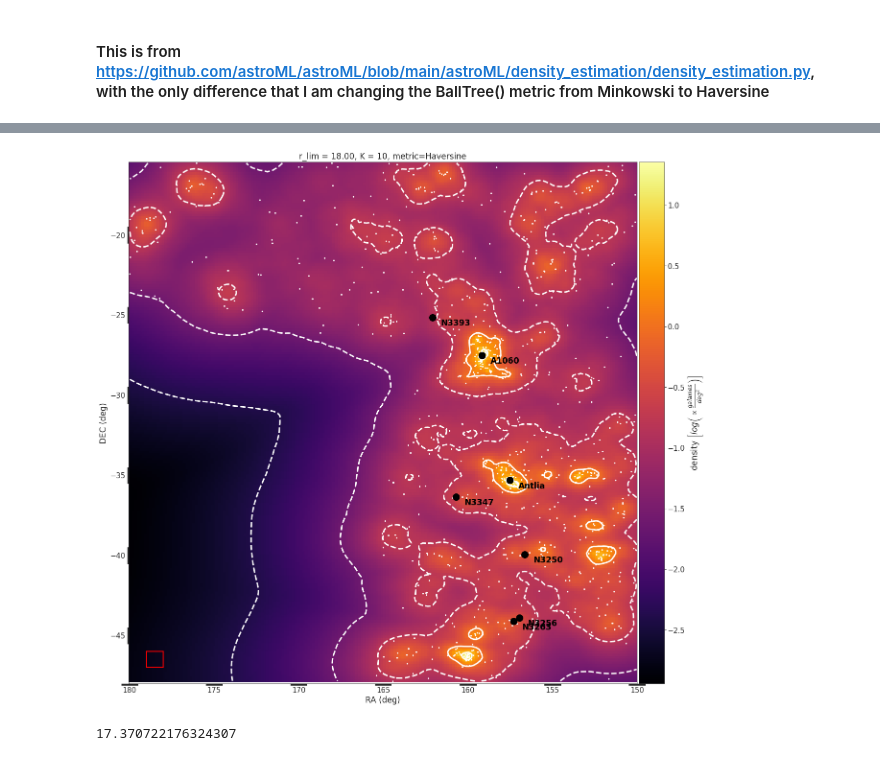
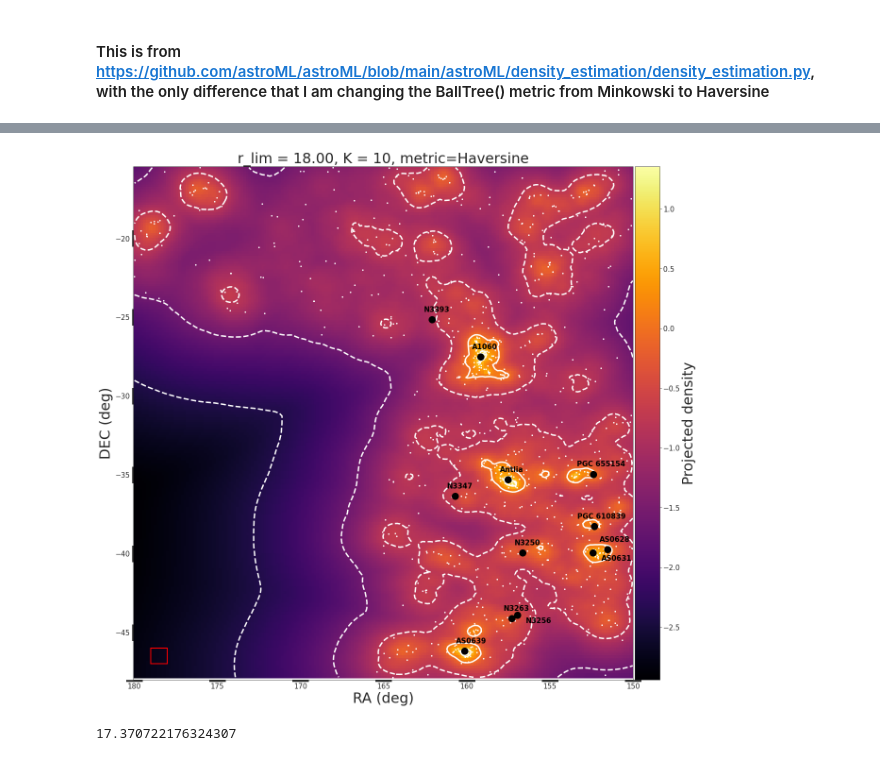
Before and after one commit to elismar2000/Hydra-Centaurus, a Jupyter notebook: hydra-centaurus-KNN-density.ipynb, the cells around one changed output, grey strips where cells are left out. Cells and saved outputs as stored; diff of their text form; code cells hidden in the pictures.

Commit message:
add more cluster names in hydra-centaurus-KNN-density.ipynb

```diff
--- a/hydra-centaurus-KNN-density.ipynb
+++ b/hydra-centaurus-KNN-density.ipynb
@@ -15,0 +23,9 @@ obj_name = s["Object Name"]
+# %%
+mags_float = []
+for i in np.asarray(mags):
+    if i != '     ': mag = i[:4]
+    else: mag = np.nan
+    mags_float.append(float(mag))
+mags_float = np.asarray(mags_float)
+# %%
+mask_mags = mags_float > 10
@@ -170,10 +189,19 @@ def knn2D(x, y, K, xbins=200j, ybins=200j, **kwargs):
 K = 10
 xx, yy, zz = knn2D(x, y, K=K, xbins=xbins, ybins=ybins)
 # %%
-cl_names = np.array(["N3393", "A1060", "N3054", "N3087", "Antlia", "N3347", "N3250", "N3256", "N3263"])
+cl_names = np.array(["N3393", "A1060", "N3054", "N3087", "Antlia", "N3347", "N3250", "N3256", "N3263", "AS0639", "AS0631", "AS0628"])
 
-cl_ras = np.array([162.09, 159.17, 148.61, 149.78, 157.51, 160.69, 156.63, 156.96, 157.30])
+cl_ras = np.array([162.09, 159.17, 148.61, 149.78, 157.51, 160.69, 156.63, 156.96, 157.30, 160.14, 152.41, 151.53])
 
-cl_decs = np.array([-25.16, -27.52, -25.70, -34.22, -35.32, -36.35, -39.94, -43.90, -44.12])
+cl_decs = np.array([-25.16, -27.52, -25.70, -34.22, -35.32, -36.35, -39.94, -43.90, -44.12, -46.19, -39.95, -39.74])
 
 mask = cl_ras > 150
+# %%
+ra_gal1 = ra_b[mask_mags][np.argwhere(mags_float == mags_float[mask_mags].min())[0][0]]
+dec_gal1 = dec_b[mask_mags][np.argwhere(mags_float == mags_float[mask_mags].min())[0][0]]
+name_gal1 = gal_name[mask_mags][np.argwhere(mags_float == mags_float[mask_mags].min())[0][0]]
+
+
+ra_gal2 = ra_b[mask_mags][np.argwhere(mags_float == np.sort(mags_float[mask_mags])[2])[0][0]]
+dec_gal2 = dec_b[mask_mags][np.argwhere(mags_float == np.sort(mags_float[mask_mags])[2])[0][0]]
+name_gal2 = gal_name[mask_mags][np.argwhere(mags_float == np.sort(mags_float[mask_mags])[2])[0][0]]
@@ -180,7 +212,9 @@ mask = cl_ras > 150
 # %%
+from mpl_toolkits.axes_grid1 import make_axes_locatable
+
 conversion_factor = np.rad2deg(1)**2 * K
 
-fontsize = 17
+fontsize = 30
 labelsize = 15
 
 fig = plt.figure(figsize=(20, 20))
@@ -188,38 +222,45 @@ ax = fig.add_subplot(111)
 sc1 = ax.pcolormesh(np.rad2deg(xx), np.rad2deg(yy), np.log10(zz/conversion_factor), cmap='inferno')
 ax.contour(np.rad2deg(xx), np.rad2deg(yy), np.log10(zz/conversion_factor), colors='white', levels=6, extend='min', linewidths=3)
 ax.scatter(np.rad2deg(x), np.rad2deg(y), s=5, color='white')
 ax.set_ylabel("DEC (deg)", fontsize=fontsize)
 ax.set_xlabel("RA (deg)", fontsize=fontsize)
 ax.set_title("r_lim = {:.2f}, K = {:1d}, metric=Haversine".format(mlim, K), fontsize=fontsize)
 
-# ax.scatter(x=ra_s[mask_s], y=dec_s[mask_s], s=50, color="black", marker="d")
+# sc2 = ax.scatter(x=ra_b[mask_mags], y=dec_b[mask_mags], s=60, marker="o", c=mags_float[mask_mags], cmap="cool")
 
-from mpl_toolkits.axes_grid1 import make_axes_locatable
 divider = make_axes_locatable(ax)
 cax1 = divider.append_axes('right', size='5%', pad=0.05)
 cbar = fig.colorbar(sc1, cax=cax1, orientation='vertical')
-cbar.set_label(label=r"density $\left[ log \left( \propto \frac{galaxies}{deg^2} \right) \right ]$", fontsize=fontsize)
+cbar.set_label(label="Projected density", fontsize=fontsize)
 cbar.ax.tick_params(labelsize=labelsize)
 
 # ax.legend(fontsize=fontsize*0.8)
 ax.xaxis.set_tick_params(labelsize=labelsize, width=35)
 ax.yaxis.set_tick_params(labelsize=labelsize, width=35)
 
 dx = 0.5
 for ra_i, dec_i, text in zip(cl_ras[mask], cl_decs[mask], cl_names[mask]):
     ax.scatter(ra_i, dec_i, marker='o', s = 200, color="black", zorder=3)
-    ax.text(ra_i-dx, dec_i-dx, s=text, fontsize=fontsize, fontweight='bold', color='black', zorder=4)
+    if (text == "N3256") | (text == "AS0631"):
+        ax.text(ra_i-dx, dec_i-dx, s=text, fontsize=labelsize, fontweight='bold', color='black', zorder=4)
+    else:
+        ax.text(ra_i+dx, dec_i+dx, s=text, fontsize=labelsize, fontweight='bold', color='black', zorder=4)
 
+ax.scatter(ra_gal1, dec_gal1, marker='o', s = 200, color="black", zorder=3)
+ax.text(ra_gal1+2*dx, dec_gal1+dx, s="PGC 610839", fontsize=labelsize, fontweight='bold', color='black', zorder=4)
+
+ax.scatter(ra_gal2, dec_gal2, marker='o', s = 200, color="black", zorder=3)
+ax.text(ra_gal2+2*dx, dec_gal2+dx, s="PGC 655154", fontsize=labelsize, fontweight='bold', color='black', zorder=4)
 
 rect = patches.Rectangle((178, -47), 1, 1, linewidth=2, edgecolor='r', facecolor='none')
 ax.add_patch(rect)
 
 
 ax.set_ylim(-48)
 ax.set_xlim(150)
 ax.invert_xaxis()
 # %% [output]
-[figure, old version]
+[figure, new version]
 # %%
 i = np.argwhere(zz == np.sort(zz.flatten())[-5])
 # %%
```
Also changed, not shown: parts of 6 cells of this notebook.
